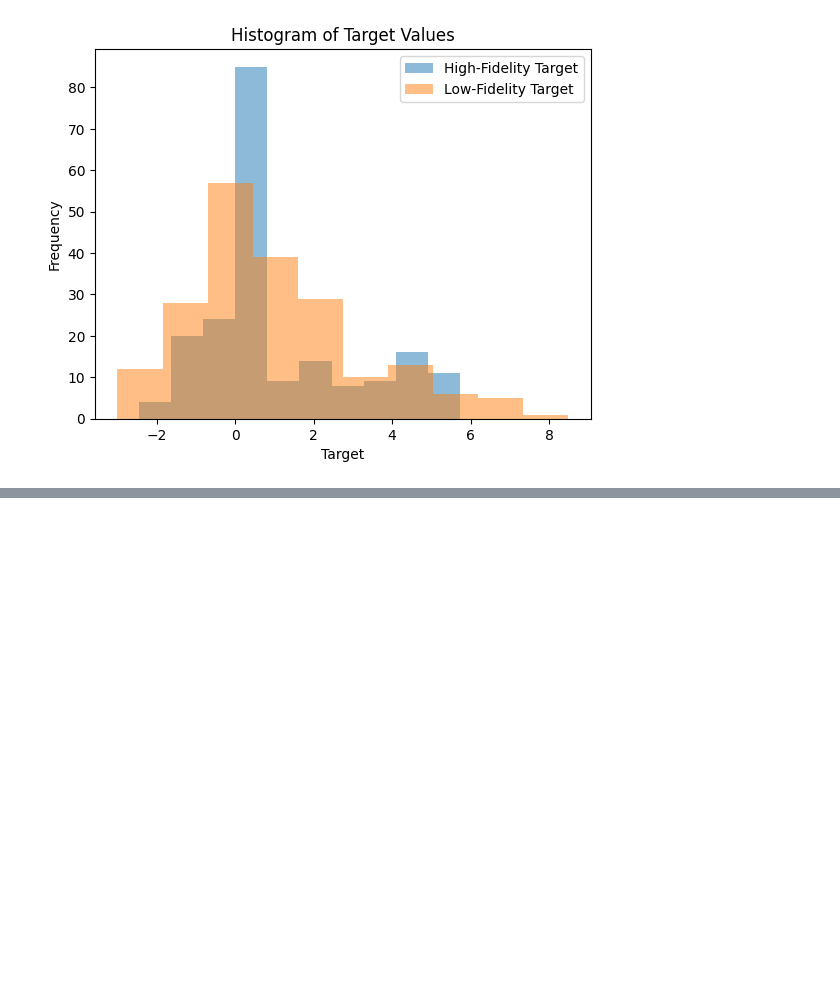
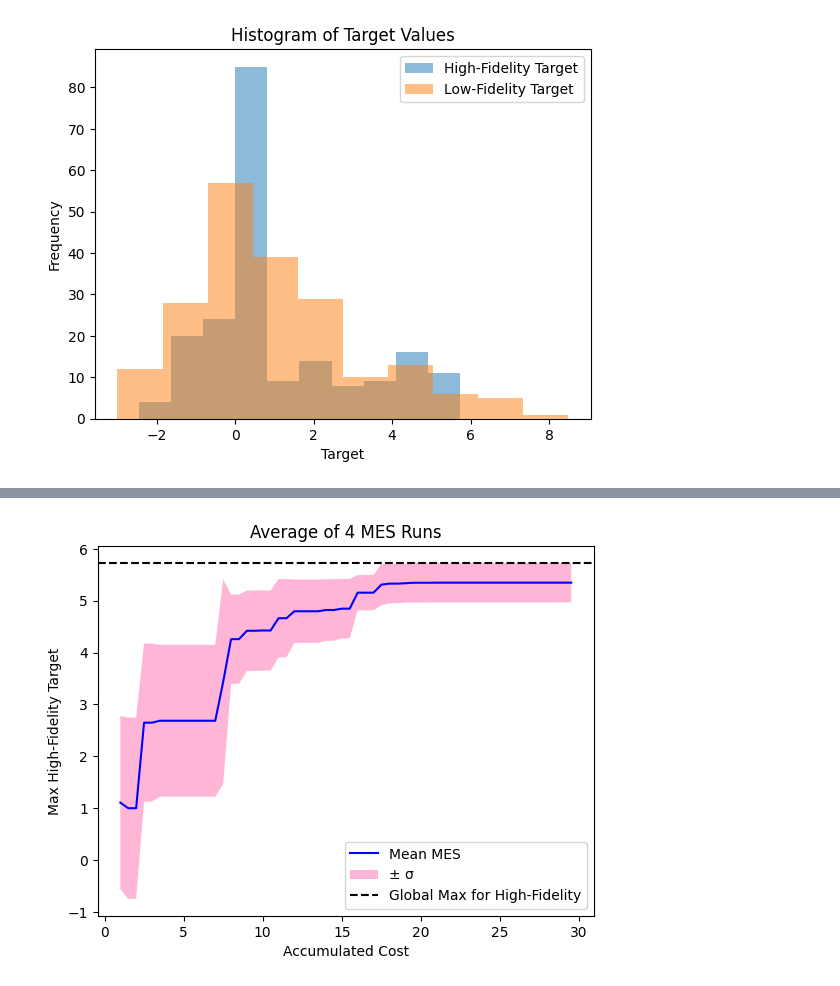
Before and after one commit to kernelCruncher/MFBO, a Jupyter notebook: notebooks/MESSyntheticFunction.ipynb, the cells around one changed output, grey strips where cells are left out. Saved outputs shown, nothing was run; the diff lists cells and outputs as text; code cells hidden in the pictures; blank space fills up the shorter version.

```diff
--- a/notebooks/MESSyntheticFunction.ipynb
+++ b/notebooks/MESSyntheticFunction.ipynb
@@ -272,0 +342,45 @@ plot_cost(train_x_full, train_obj, domain, cumulative_cost)
+# %%
+searchDictBatch = {"MES": (train_x_full_mes_batch, train_obj_mes_batch, cumulative_cost_mes_batch)}
+# print(train_x_full_mes_batch)
+print(train_obj_mes_batch[0][np.where(train_x_full_mes_batch[0][:, -1]==1)])
+print(train_obj_mes_batch[1]
+      )
+# %%
+# Here we plot the mean maximum high-fidelity target reached so far with SD for a batch of experiments.
+def plot_cost_batch(domain, dictionary):
+    max_in_space= np.max(domain[np.where(domain[:, 1] == 1.0)])
+    for search_alg in dictionary:
+        aggregate_max_target = []
+        train_x_full_batch, train_obj_batch, cumulative_cost_batch = dictionary[search_alg]
+        cost_range = list(np.arange(1,30,0.5))
+        for j in range(len(train_x_full_batch)):
+            cumulative_cost_array = np.array(cumulative_cost_batch[j])
+            hf_indices = np.where(train_x_full_batch[j][:, 1]==1.0)
+            high_fidelity_obj = train_obj_batch[j][np.where(train_x_full_batch[j][:, 1]==1.0)].detach().numpy().squeeze(-1)
+            accum_target = []
+            for i in range(len(high_fidelity_obj)):
+                accum_target.append(max(high_fidelity_obj[0:i+1]))
+            accum_target = np.array(accum_target)
+            max_target = []
+            for id, x in enumerate(cost_range):
+                if x in cumulative_cost_array[ hf_indices ]:
+                    max_target.append(accum_target[np.where(cumulative_cost_array[ hf_indices ] == x )[0]][0].item())
+                elif id == 0:
+                    max_target.append(0)
+                else:
+                    max_target.append(max_target[id-1])
+            aggregate_max_target.append(max_target)
+        maximum_aggregate_mean = np.mean(aggregate_max_target, axis = 0)
+        maximum_aggregate_lowerbound = maximum_aggregate_mean - np.std(aggregate_max_target, axis = 0)
+        maximum_aggregate_upperbound = maximum_aggregate_mean + np.std(aggregate_max_target, axis = 0)
+        plt.plot(cost_range, maximum_aggregate_mean, label='Mean MES', color='blue')
+        plt.fill_between(x=cost_range, y1=maximum_aggregate_lowerbound, y2=maximum_aggregate_upperbound, color="#FF6DAE", alpha=0.5, ec="None", label='\xb1 \u03C3')
+    plt.axhline(y=max_in_space, color='black', linestyle='--', label='Global Max for High-Fidelity')
+    plt.xlabel('Accumulated Cost')
+    plt.ylabel('Max High-Fidelity Target')
+    plt.title(f'Average of {N_EXP} MES Runs')
+    plt.legend(loc='lower right')
+
+plot_cost_batch(domain, searchDictBatch)
+# %% [output]
+[figure, added]
```
Also changed, not shown: parts of 12 cells of this notebook.
